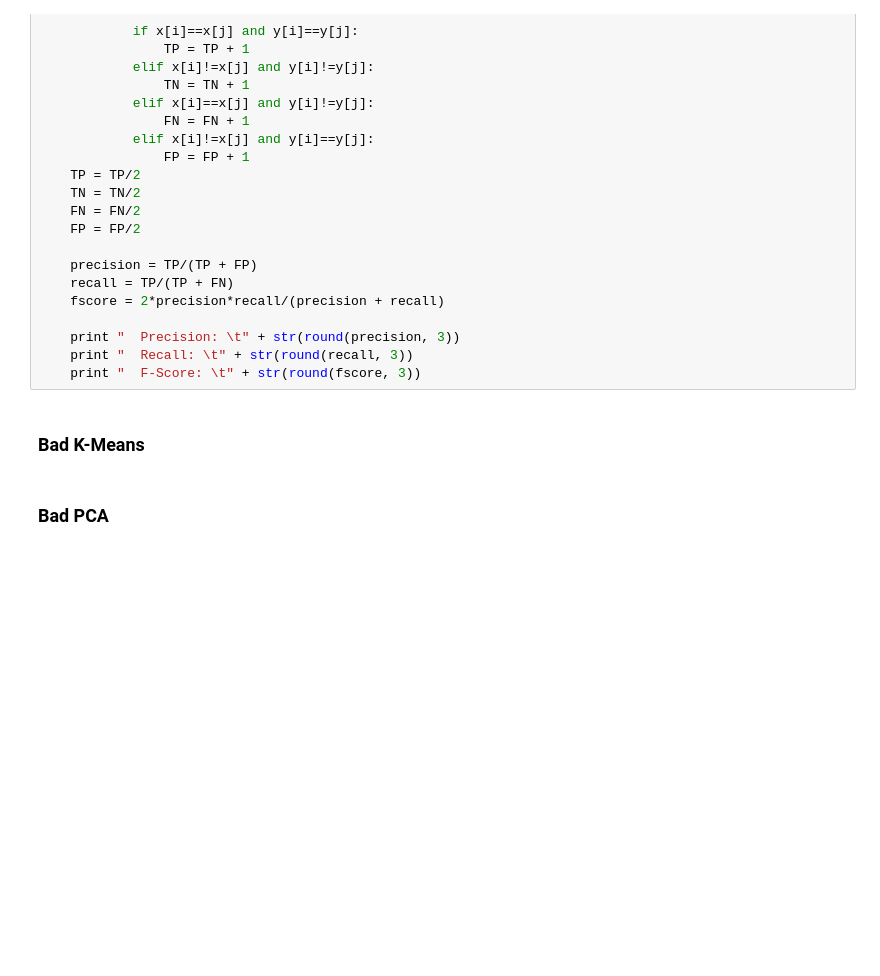
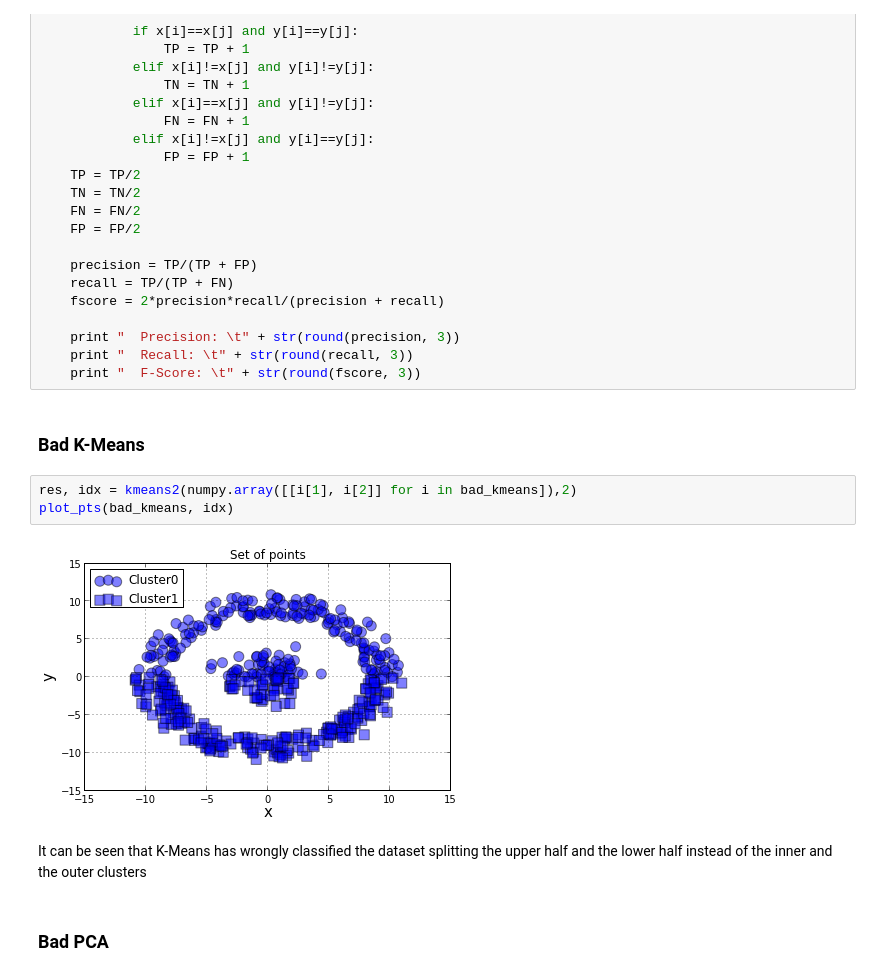
Before and after one commit to sagarjauhari/graph_mining, a Jupyter notebook: Graph Data Mining - L3.ipynb, the cells around one changed output. Saved outputs shown, nothing was run; the diff lists cells and outputs as text; blank space fills up the shorter version.

```diff
--- a/Graph Data Mining - L3.ipynb
+++ b/Graph Data Mining - L3.ipynb
@@ -146,6 +157,13 @@ def get_performance(x,y):
     print "  F-Score: \t" + str(round(fscore, 3))
 # %% [markdown]
 ### Bad K-Means
+# %%
+res, idx = kmeans2(numpy.array([[i[1], i[2]] for i in bad_kmeans]),2)
+plot_pts(bad_kmeans, idx)
+# %% [output]
+[figure, added]
+# %% [markdown]
+It can be seen that K-Means has wrongly classified the dataset splitting the upper half and the lower half instead of the inner and the outer clusters
 # %% [markdown]
 ### Bad PCA
 # %% [markdown]
```
Also changed, not shown: parts of 9 cells of this notebook.
